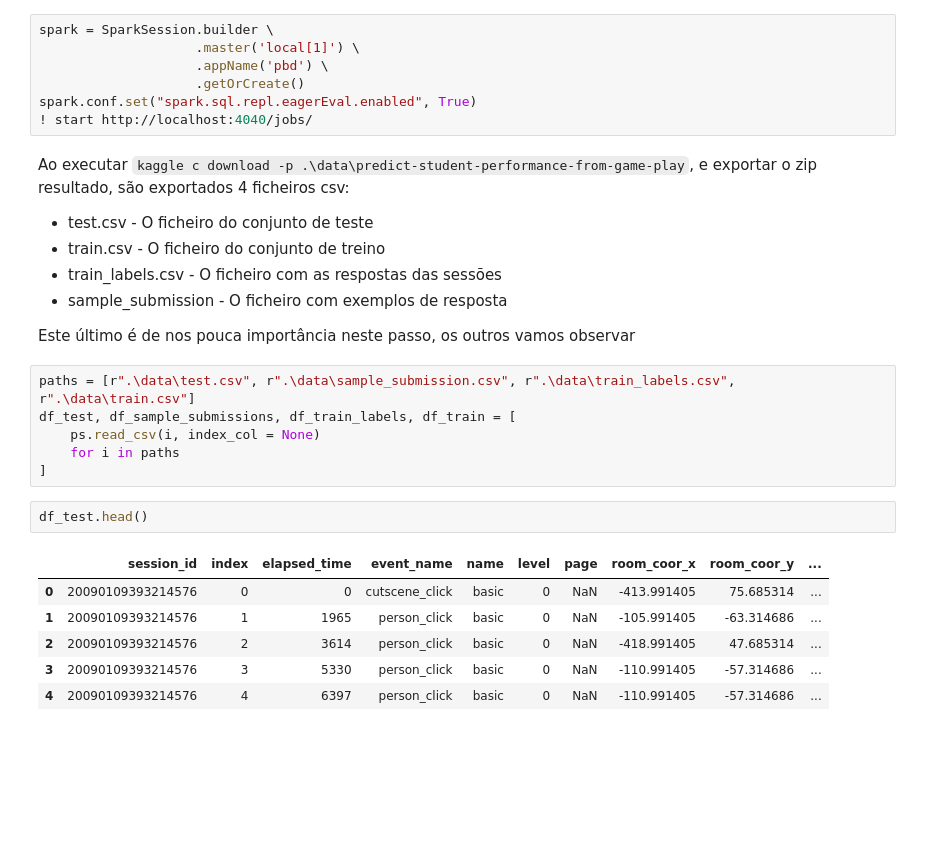
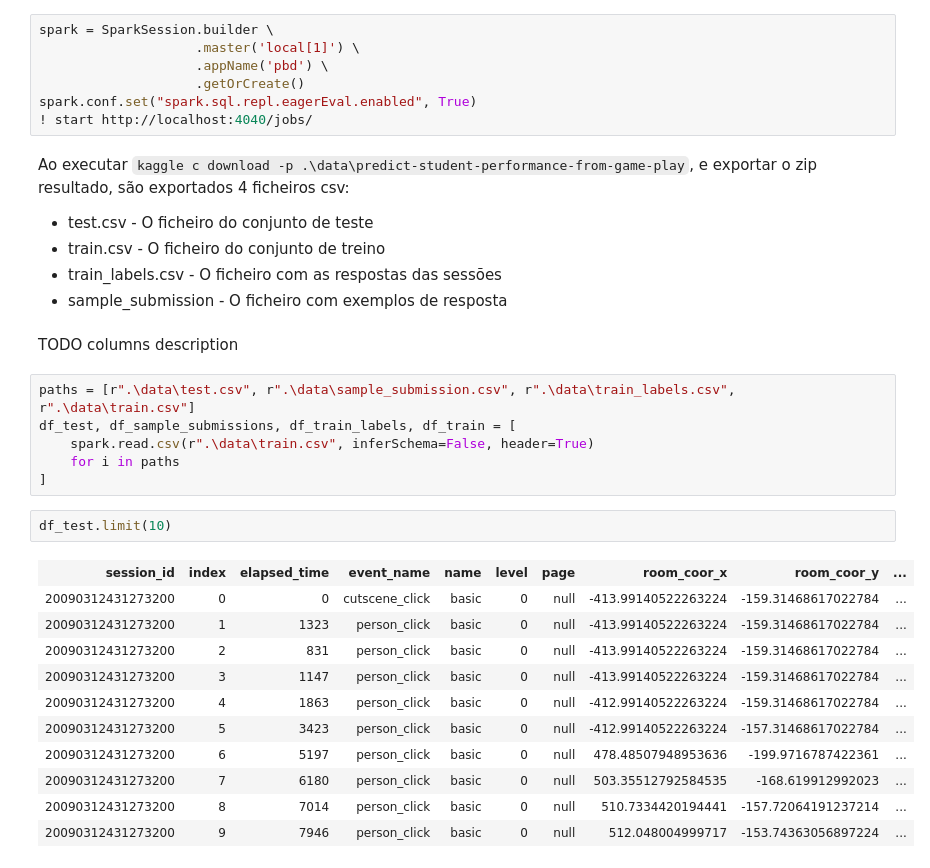
Before and after one commit to notPlancha/pbd, a Jupyter notebook: 1-formulacao.ipynb, the cells around one changed output. Cells and saved outputs as stored; diff of their text form; blank space fills up the shorter version.

```diff
--- a/1-formulacao.ipynb
+++ b/1-formulacao.ipynb
@@ -63,20 +66,25 @@ Ao executar `kaggle c download -p .\data\predict-student-performance-from-game-p
 * train.csv - O ficheiro do conjunto de treino
 * train_labels.csv - O ficheiro com as respostas das sessões
 * sample_submission - O ficheiro com exemplos de resposta
-
-Este último é de nos pouca importância neste passo, os outros vamos observar
+# %% [markdown]
+TODO columns description
 # %%
 paths = [r".\data\test.csv", r".\data\sample_submission.csv", r".\data\train_labels.csv", r".\data\train.csv"]
 df_test, df_sample_submissions, df_train_labels, df_train = [
-    ps.read_csv(i, index_col = None)
+    spark.read.csv(r".\data\train.csv", inferSchema=False, header=True)
     for i in paths
 ]
-# %%
-df_test.head()
-# %% [output]
-|  | session_id | index | elapsed_time | event_name | name | level | page | room_coor_x | room_coor_y | ... |
-| 0 | 20090109393214576 | 0 | 0 | cutscene_click | basic | 0 | NaN | -413.991405 | 75.685314 | ... |
-| 1 | 20090109393214576 | 1 | 1965 | person_click | basic | 0 | NaN | -105.991405 | -63.314686 | ... |
-| 2 | 20090109393214576 | 2 | 3614 | person_click | basic | 0 | NaN | -418.991405 | 47.685314 | ... |
-| 3 | 20090109393214576 | 3 | 5330 | person_click | basic | 0 | NaN | -110.991405 | -57.314686 | ... |
-| 4 | 20090109393214576 | 4 | 6397 | person_click | basic | 0 | NaN | -110.991405 | -57.314686 | ... |
+# %%
+df_test.limit(10)
+# %% [output]
+| session_id | index | elapsed_time | event_name | name | level | page | room_coor_x | room_coor_y | ... |
+| 20090312431273200 | 0 | 0 | cutscene_click | basic | 0 | null | -413.99140522263224 | -159.31468617022784 | ... |
+| 20090312431273200 | 1 | 1323 | person_click | basic | 0 | null | -413.99140522263224 | -159.31468617022784 | ... |
+| 20090312431273200 | 2 | 831 | person_click | basic | 0 | null | -413.99140522263224 | -159.31468617022784 | ... |
+| 20090312431273200 | 3 | 1147 | person_click | basic | 0 | null | -413.99140522263224 | -159.31468617022784 | ... |
+| 20090312431273200 | 4 | 1863 | person_click | basic | 0 | null | -412.99140522263224 | -159.31468617022784 | ... |
+| 20090312431273200 | 5 | 3423 | person_click | basic | 0 | null | -412.99140522263224 | -157.31468617022784 | ... |
+| 20090312431273200 | 6 | 5197 | person_click | basic | 0 | null | 478.48507948953636 | -199.9716787422361 | ... |
+| 20090312431273200 | 7 | 6180 | person_click | basic | 0 | null | 503.35512792584535 | -168.619912992023 | ... |
+| 20090312431273200 | 8 | 7014 | person_click | basic | 0 | null | 510.7334420194441 | -157.72064191237214 | ... |
+| 20090312431273200 | 9 | 7946 | person_click | basic | 0 | null | 512.048004999717 | -153.74363056897224 | ... |
```
Also changed, not shown: parts of 9 cells of this notebook, 2 other files.
